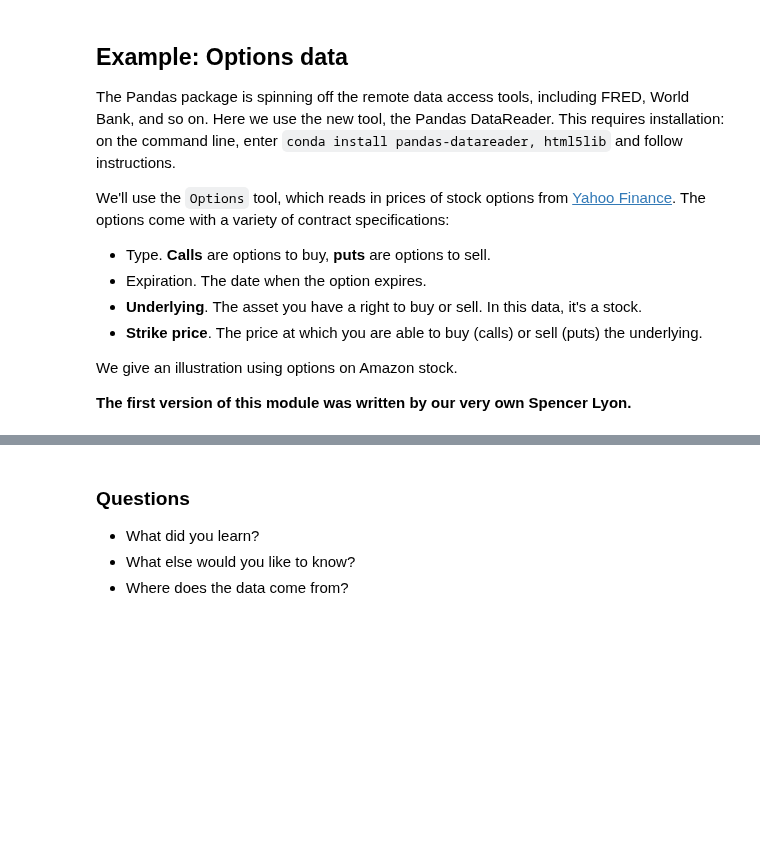
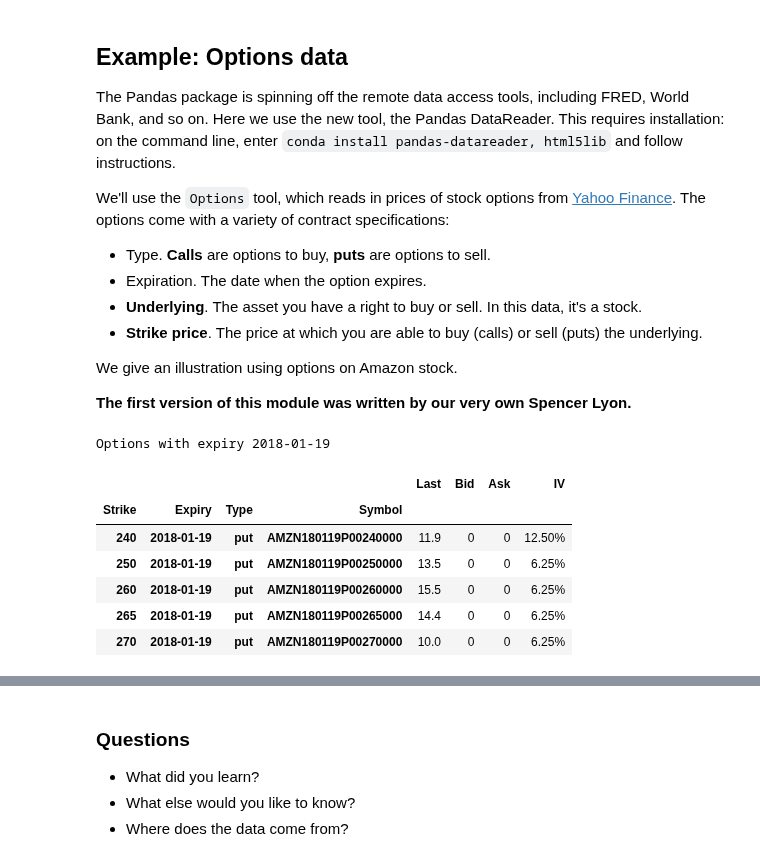
Before and after one commit to DaveBackus/Data_Bootcamp, a Jupyter notebook: Code/IPython/bootcamp_examples.ipynb, the cells around one changed output, grey strips where cells are left out. Drawn from its saved outputs; the diff is of its cells as text; code cells hidden in the pictures; blank space fills up the shorter version.

```diff
--- a/Code/IPython/bootcamp_examples.ipynb
+++ b/Code/IPython/bootcamp_examples.ipynb
@@ -471,4 +471,31 @@ We'll use the `Options` tool, which reads in prices of stock options from [Yahoo
 We give an illustration using options on Amazon stock.
 
 **The first version of this module was written by our very own Spencer Lyon.**
+# %%
+import pandas_datareader.yahoo.options as yho
+
+"""
+supply ticker, get option prices
+"""
+ticker = 'amzn'
+otk = yho.Options(ticker)
+exp = otk.expiry_dates     # get expiration dates
+
+# get option prices
+cols = [0, 1, 2, 7]
+opexp = 11
+print('Options with expiry', exp[opexp])
+calls = otk.get_call_data(expiry=exp[opexp])[cols]
+puts  = otk.get_put_data(expiry=exp[opexp])[cols]
+
+puts.head()
+# %% [output]
+Options with expiry 2018-01-19
+|  |  |  |  | Last | Bid | Ask | IV |
+| Strike | Expiry | Type | Symbol |  |  |  |  |
+| 240 | 2018-01-19 | put | AMZN180119P00240000 | 11.9 | 0 | 0 | 12.50% |
+| 250 | 2018-01-19 | put | AMZN180119P00250000 | 13.5 | 0 | 0 | 6.25% |
+| 260 | 2018-01-19 | put | AMZN180119P00260000 | 15.5 | 0 | 0 | 6.25% |
+| 265 | 2018-01-19 | put | AMZN180119P00265000 | 14.4 | 0 | 0 | 6.25% |
+| 270 | 2018-01-19 | put | AMZN180119P00270000 | 10.0 | 0 | 0 | 6.25% |
 # %%
```
Also changed, not shown: parts of 3 cells of this notebook, 20 other files.
